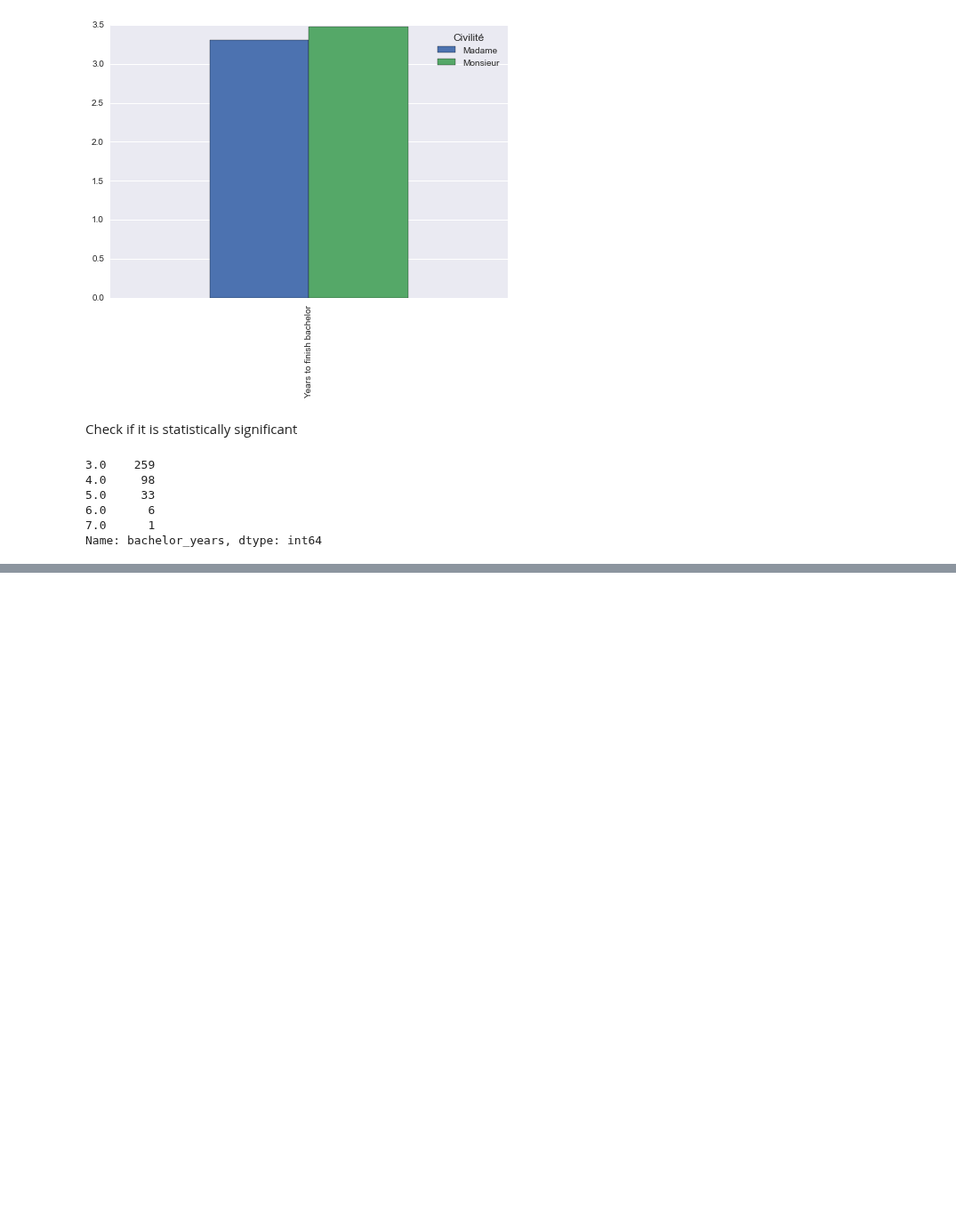
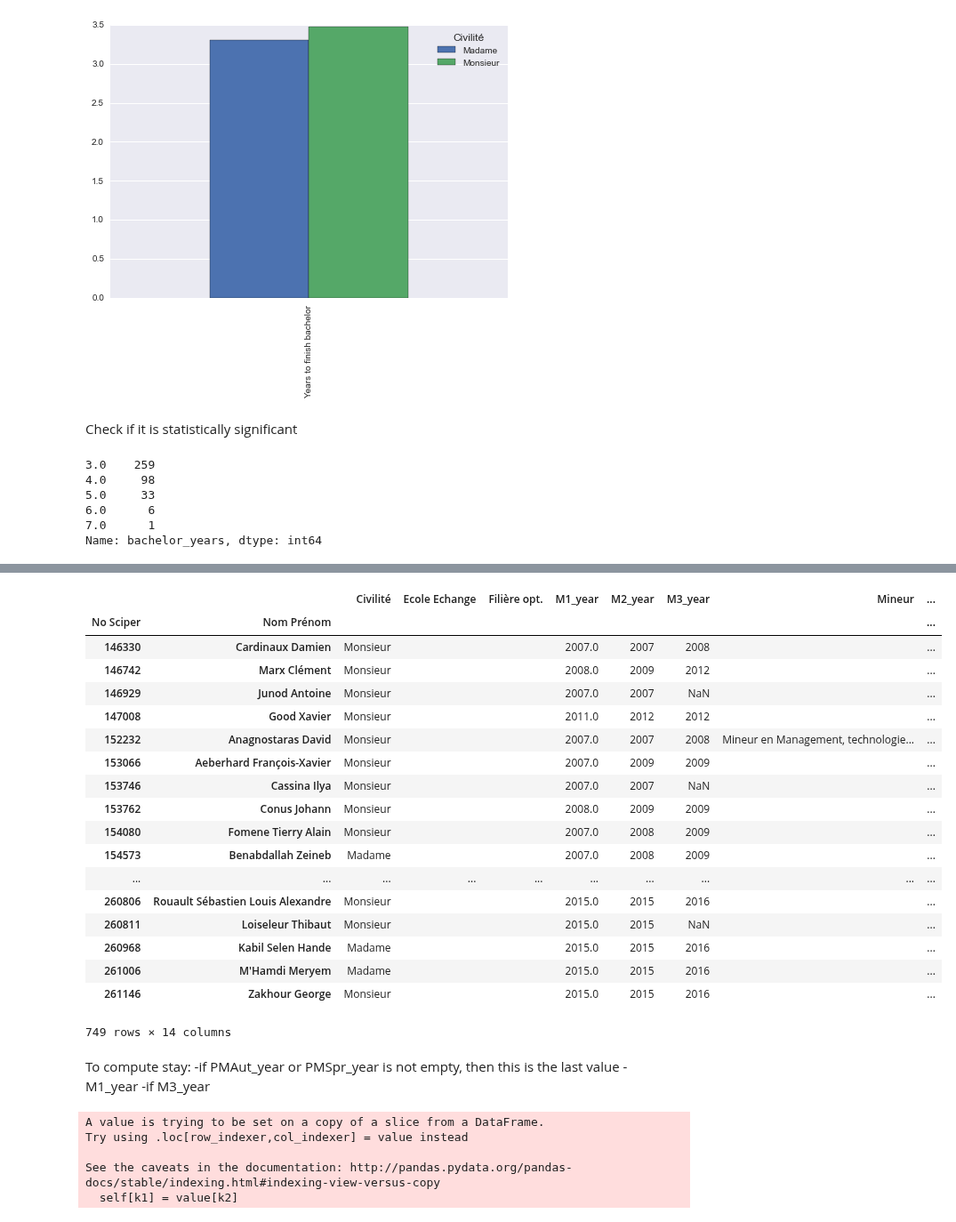
Before and after one commit to semplea/adaepfl-hw, a Jupyter notebook: 02 - Data from the Web/data_mining.ipynb, the cells around one changed output, grey strips where cells are left out. Shown at 89% size. Drawn from its saved outputs; the diff is of its cells as text; code cells hidden in the pictures; blank space fills up the shorter version.

```diff
--- a/02 - Data from the Web/data_mining.ipynb
+++ b/02 - Data from the Web/data_mining.ipynb
@@ -297,0 +348,34 @@ Name: bachelor_years, dtype: int64
+# %%
+df_m
+# %% [output]
+|  |  | Civilité | Ecole Echange | Filière opt. | M1_year | M2_year | M3_year | Mineur | ... |
+| No Sciper | Nom Prénom |  |  |  |  |  |  |  | ... |
+| 146330 | Cardinaux Damien | Monsieur |  |  | 2007.0 | 2007 | 2008 |  | ... |
+| 146742 | Marx Clément | Monsieur |  |  | 2008.0 | 2009 | 2012 |  | ... |
+| 146929 | Junod Antoine | Monsieur |  |  | 2007.0 | 2007 | NaN |  | ... |
+| 147008 | Good Xavier | Monsieur |  |  | 2011.0 | 2012 | 2012 |  | ... |
+| 152232 | Anagnostaras David | Monsieur |  |  | 2007.0 | 2007 | 2008 | Mineur en Management, technologie... | ... |
+| 153066 | Aeberhard François-Xavier | Monsieur |  |  | 2007.0 | 2009 | 2009 |  | ... |
+| 153746 | Cassina Ilya | Monsieur |  |  | 2007.0 | 2007 | NaN |  | ... |
+| 153762 | Conus Johann | Monsieur |  |  | 2008.0 | 2009 | 2009 |  | ... |
+| 154080 | Fomene Tierry Alain | Monsieur |  |  | 2007.0 | 2008 | 2009 |  | ... |
+| 154573 | Benabdallah Zeineb | Madame |  |  | 2007.0 | 2008 | 2009 |  | ... |
+| ... | ... | ... | ... | ... | ... | ... | ... | ... | ... |
+| 260806 | Rouault Sébastien Louis Alexandre | Monsieur |  |  | 2015.0 | 2015 | 2016 |  | ... |
+| 260811 | Loiseleur Thibaut | Monsieur |  |  | 2015.0 | 2015 | NaN |  | ... |
+| 260968 | Kabil Selen Hande | Madame |  |  | 2015.0 | 2015 | 2016 |  | ... |
+| 261006 | M'Hamdi Meryem | Madame |  |  | 2015.0 | 2015 | 2016 |  | ... |
+| 261146 | Zakhour George | Monsieur |  |  | 2015.0 | 2015 | 2016 |  | ... |
+749 rows × 14 columns
+# %% [markdown]
+To compute stay:
+-if PMAut_year or PMSpr_year is not empty, then this is the last value - M1_year
+-if M3_year
+# %%
+df_m[['M1_year','M2_year','M3_year','PMAut_year','PMSpr_year']] = df_m[['M1_year','M2_year','M3_year','PMAut_year','PMSpr_year']].apply(pd.to_numeric)
+# %% [output]
+A value is trying to be set on a copy of a slice from a DataFrame.
+Try using .loc[row_indexer,col_indexer] = value instead
+
+See the caveats in the documentation: http://pandas.pydata.org/pandas-docs/stable/indexing.html#indexing-view-versus-copy
+  self[k1] = value[k2]
```
Also changed, not shown: parts of 19 cells of this notebook.
